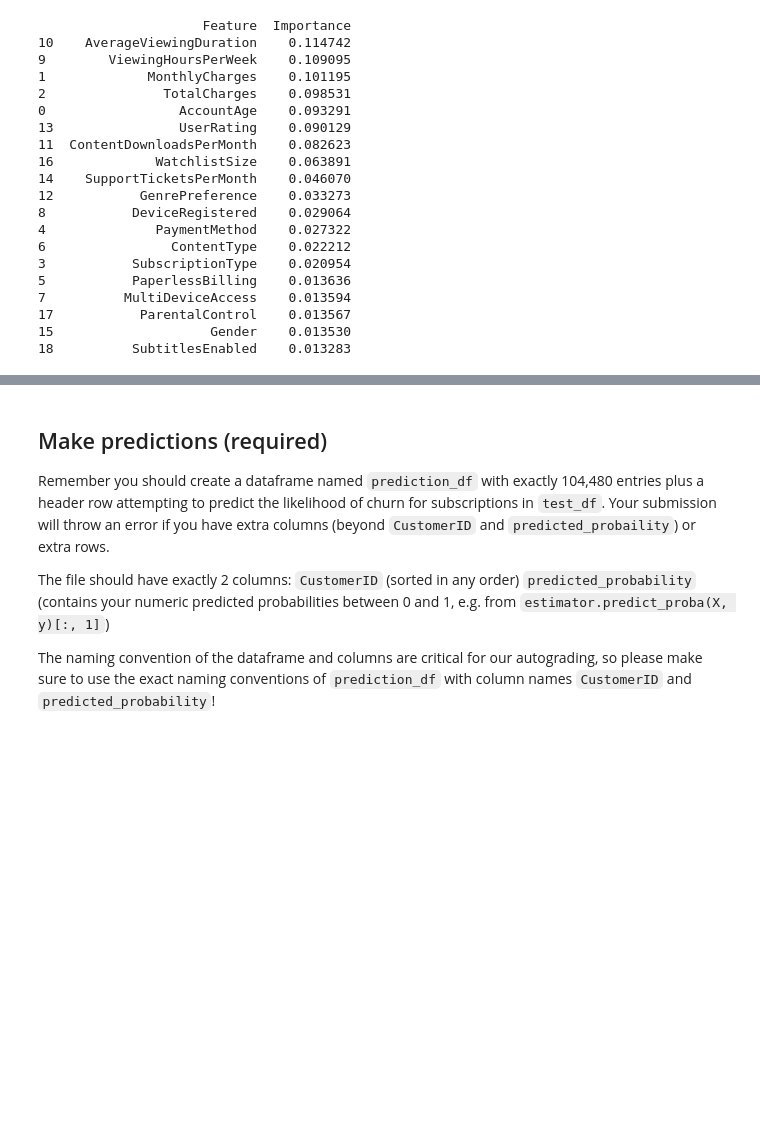
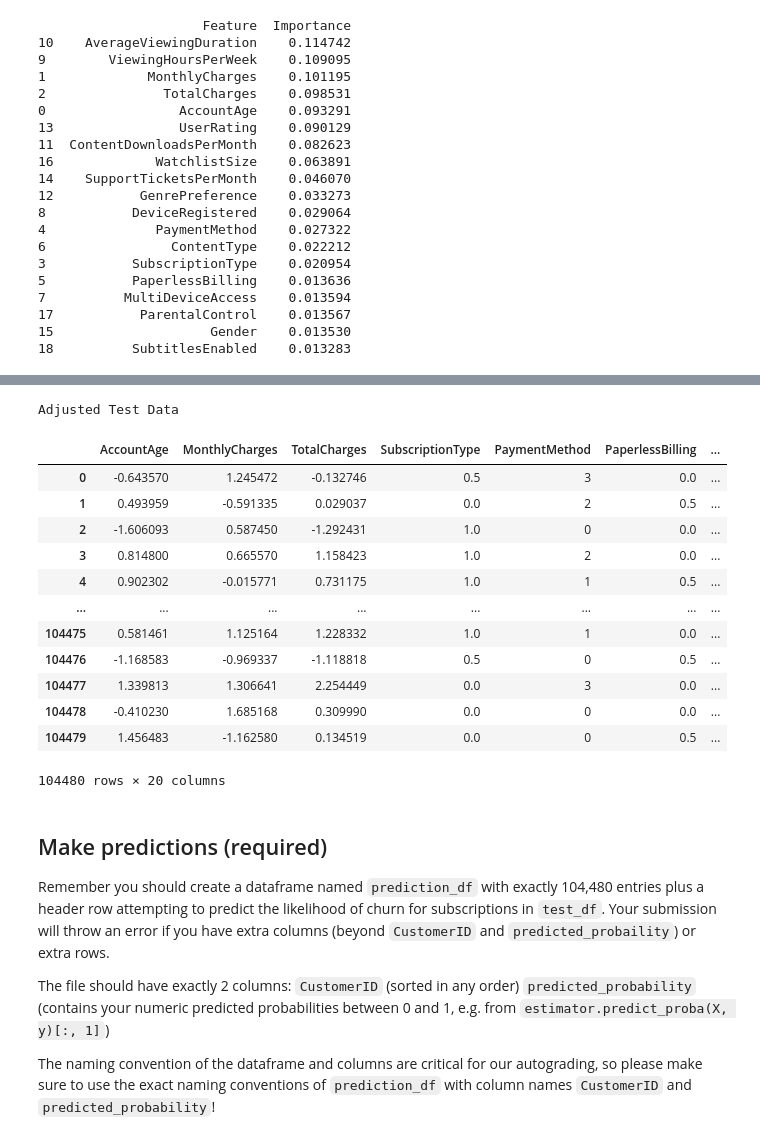
Before and after one commit to Poggerv2/Churn-prediction, a Jupyter notebook: ChurnPrediction.ipynb, the cells around one changed output, grey strips where cells are left out. Saved outputs shown, nothing was run; the diff lists cells and outputs as text; code cells hidden in the pictures; blank space fills up the shorter version.

```diff
--- a/ChurnPrediction.ipynb
+++ b/ChurnPrediction.ipynb
@@ -856,3 +870,21 @@ print(feature_importances)
+# %%
+print("Adjusted Test Data")
+test_df_adjusted
+# %% [output]
+Adjusted Test Data
+|  | AccountAge | MonthlyCharges | TotalCharges | SubscriptionType | PaymentMethod | PaperlessBilling | ... |
+| 0 | -0.643570 | 1.245472 | -0.132746 | 0.5 | 3 | 0.0 | ... |
+| 1 | 0.493959 | -0.591335 | 0.029037 | 0.0 | 2 | 0.5 | ... |
+| 2 | -1.606093 | 0.587450 | -1.292431 | 1.0 | 0 | 0.0 | ... |
+| 3 | 0.814800 | 0.665570 | 1.158423 | 1.0 | 2 | 0.0 | ... |
+| 4 | 0.902302 | -0.015771 | 0.731175 | 1.0 | 1 | 0.5 | ... |
+| ... | ... | ... | ... | ... | ... | ... | ... |
+| 104475 | 0.581461 | 1.125164 | 1.228332 | 1.0 | 1 | 0.0 | ... |
+| 104476 | -1.168583 | -0.969337 | -1.118818 | 0.5 | 0 | 0.5 | ... |
+| 104477 | 1.339813 | 1.306641 | 2.254449 | 0.0 | 3 | 0.0 | ... |
+| 104478 | -0.410230 | 1.685168 | 0.309990 | 0.0 | 0 | 0.0 | ... |
+| 104479 | 1.456483 | -1.162580 | 0.134519 | 0.0 | 0 | 0.5 | ... |
+104480 rows × 20 columns
 # %% [markdown]
 ## Make predictions (required)
 
```
Also changed, not shown: parts of 13 cells of this notebook.
